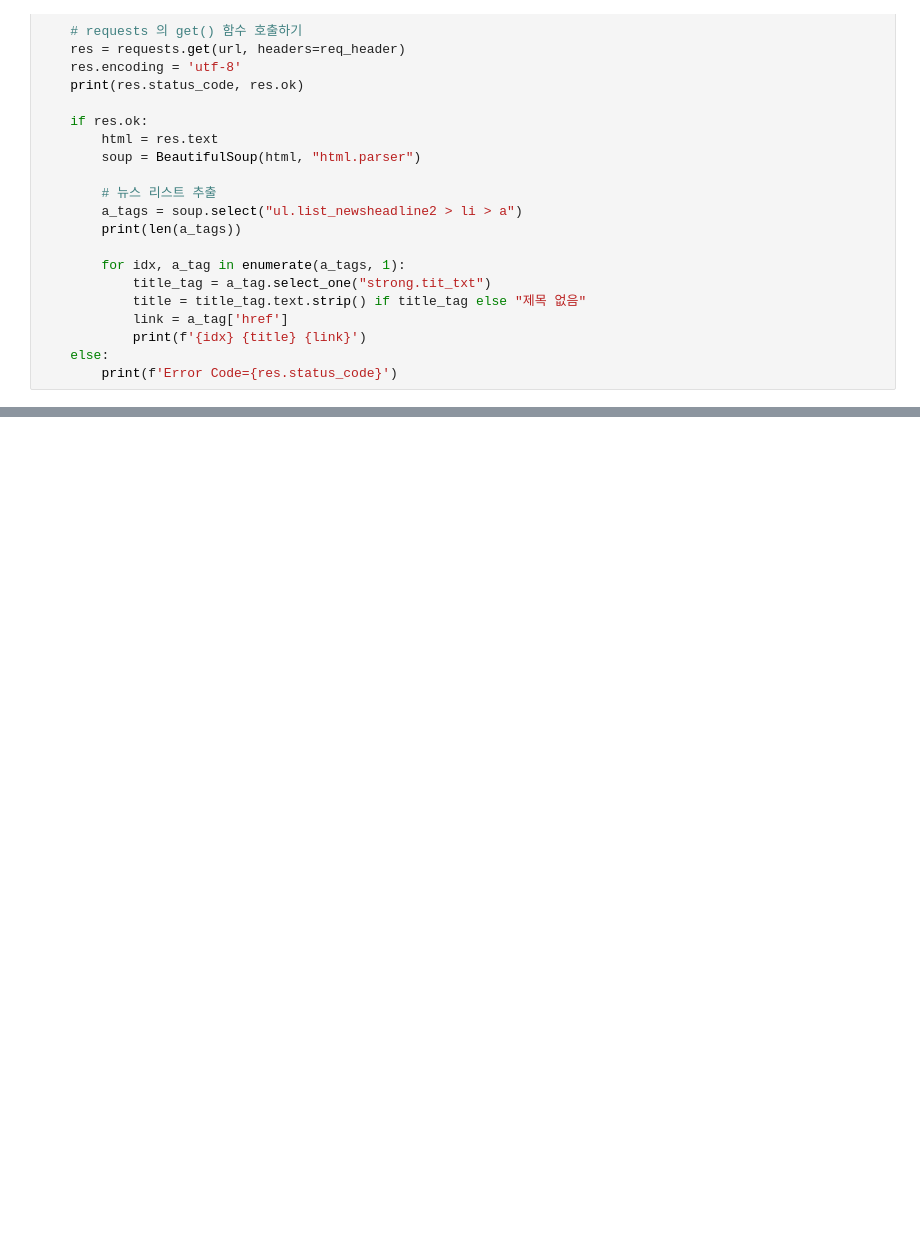
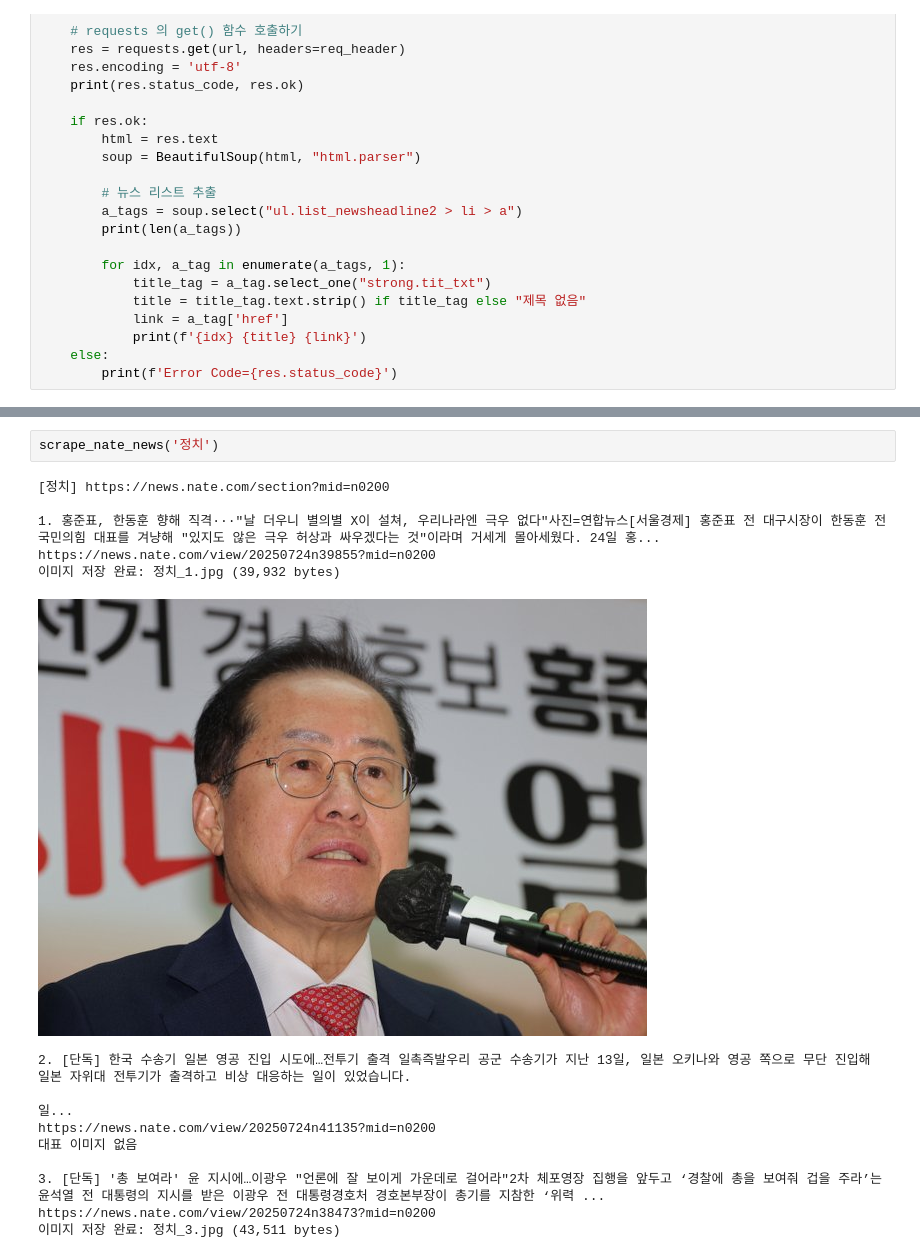
Before and after one commit to kms55937256/Python_Webscraping_Analysis, a Jupyter notebook: 연습문제/01_news_scraping.ipynb, the cells around one changed output, grey strips where cells are left out. Drawn from its saved outputs; the diff is of its cells as text; blank space fills up the shorter version.

```diff
--- a/연습문제/01_news_scraping.ipynb
+++ b/연습문제/01_news_scraping.ipynb
@@ -125,0 +200,18 @@ https://news.daum.net/society 사회 뉴스
+# %%
+scrape_nate_news('정치')
+# %% [output]
+[정치] https://news.nate.com/section?mid=n0200
+
+1. 홍준표, 한동훈 향해 직격···"날 더우니 별의별 X이 설쳐, 우리나라엔 극우 없다"사진=연합뉴스[서울경제] 홍준표 전 대구시장이 한동훈 전 국민의힘 대표를 겨냥해 "있지도 않은 극우 허상과 싸우겠다는 것"이라며 거세게 몰아세웠다. 24일 홍...
+https://news.nate.com/view/20250724n39855?mid=n0200
+이미지 저장 완료: 정치_1.jpg (39,932 bytes)
+[figure, added]
+2. [단독] 한국 수송기 일본 영공 진입 시도에…전투기 출격 일촉즉발우리 공군 수송기가 지난 13일, 일본 오키나와 영공 쪽으로 무단 진입해 일본 자위대 전투기가 출격하고 비상 대응하는 일이 있었습니다.
+
+일...
+https://news.nate.com/view/20250724n41135?mid=n0200
+대표 이미지 없음
+
+3. [단독] '총 보여라' 윤 지시에…이광우 "언론에 잘 보이게 가운데로 걸어라"2차 체포영장 집행을 앞두고 ‘경찰에 총을 보여줘 겁을 주라’는 윤석열 전 대통령의 지시를 받은 이광우 전 대통령경호처 경호본부장이 총기를 지참한 ‘위력 ...
+https://news.nate.com/view/20250724n38473?mid=n0200
+이미지 저장 완료: 정치_3.jpg (43,511 bytes)
```
Also changed, not shown: parts of 6 cells of this notebook, 10 other files.
